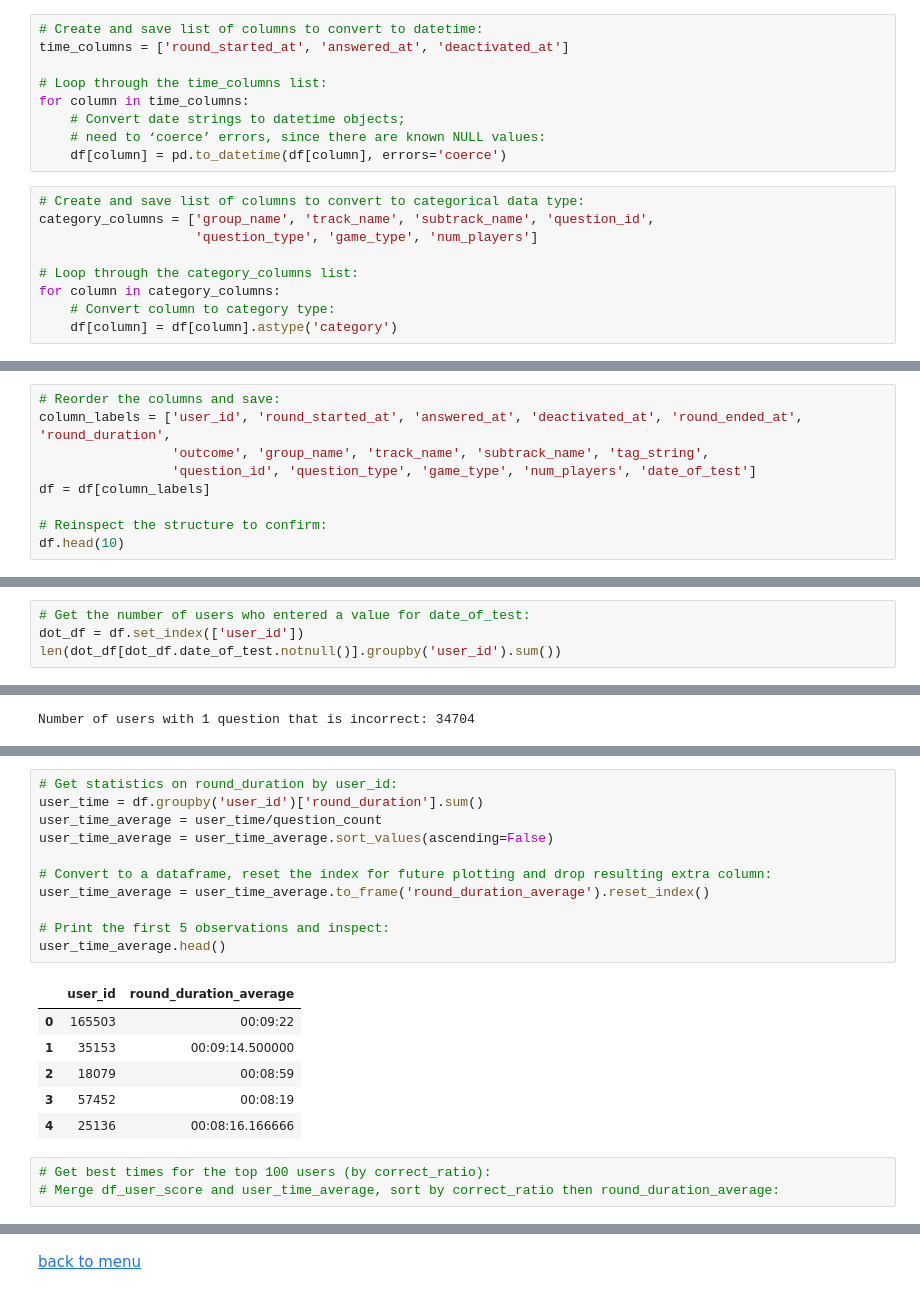
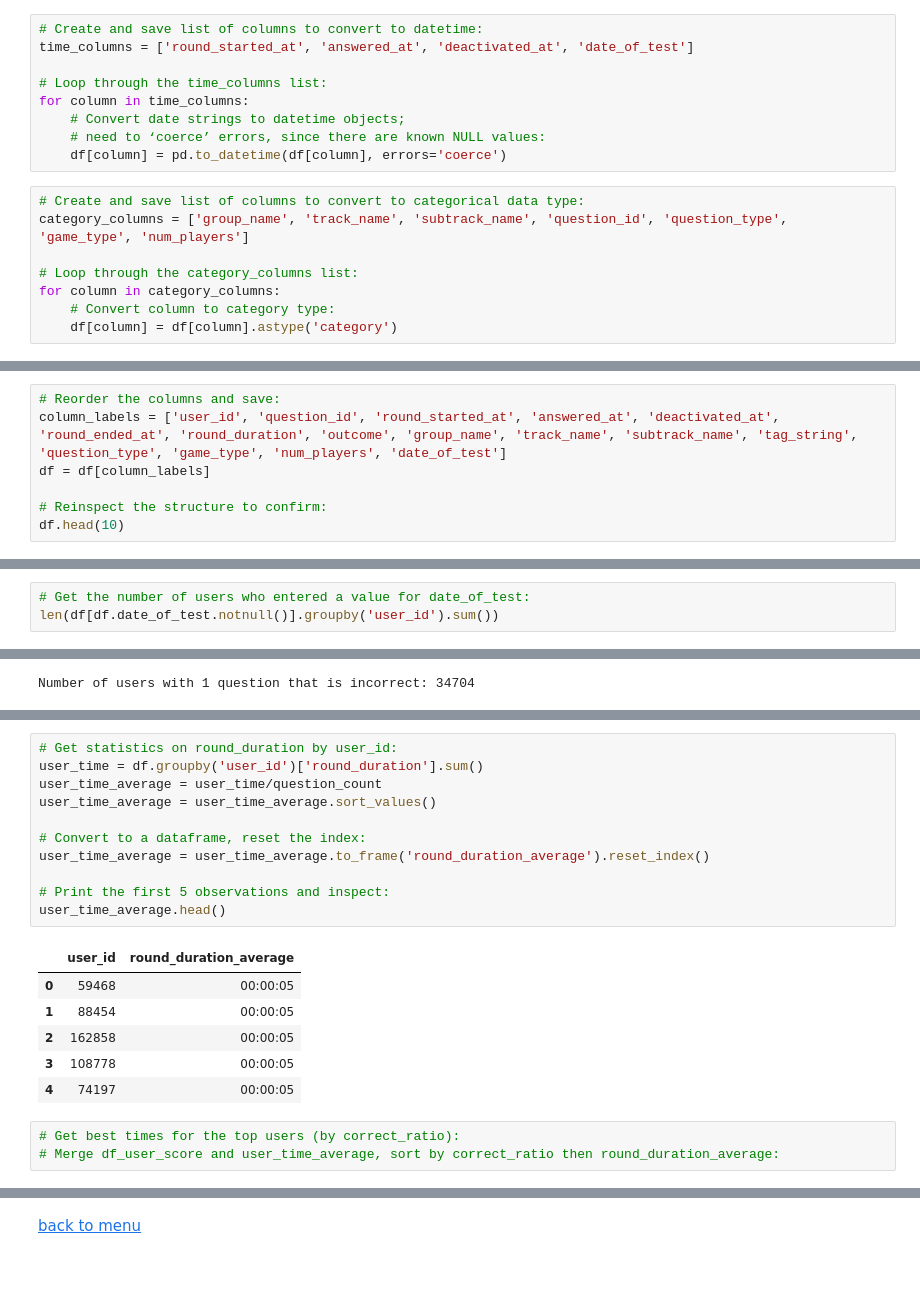
Before and after one commit to oserttas-math/predicting_assessment_mastery, a Jupyter notebook: notebooks/initial_data_exploration.ipynb, the cells around one changed output, grey strips where cells are left out. Saved outputs shown, nothing was run; the diff lists cells and outputs as text.

```diff
--- a/notebooks/initial_data_exploration.ipynb
+++ b/notebooks/initial_data_exploration.ipynb
@@ -154,7 +154,7 @@ Variables can be eliminated. Rows could be indexed and columns could be ordered
 Some columns, such as those not included in the test dataset, can be removed. Once the `outcome` column is eliminated, the `correct` column could be renamed to 'outcome', as it is more semantic. New columns, `round_ended_at` and `round_duration`, should be created with the appropriate manipulation or calculation. First, all relevant columns need to be converted to datetime or category.
 # %%
 # Create and save list of columns to convert to datetime:
-time_columns = ['round_started_at', 'answered_at', 'deactivated_at']
+time_columns = ['round_started_at', 'answered_at', 'deactivated_at', 'date_of_test']
 
 # Loop through the time_columns list:
 for column in time_columns:
@@ -163,8 +163,7 @@ for column in time_columns:
     df[column] = pd.to_datetime(df[column], errors='coerce')
 # %%
 # Create and save list of columns to convert to categorical data type:
-category_columns = ['group_name', 'track_name', 'subtrack_name', 'question_id',
-                    'question_type', 'game_type', 'num_players']
+category_columns = ['group_name', 'track_name', 'subtrack_name', 'question_id', 'question_type', 'game_type', 'num_players']
 
 # Loop through the category_columns list:
 for column in category_columns:
@@ -204,9 +203,7 @@ df.head()
 | 4 | 1 | 85818 | 1773 | 0 | 1 | 5 | 11 | 183 194 207 | ... |
 # %%
 # Reorder the columns and save:
-column_labels = ['user_id', 'round_started_at', 'answered_at', 'deactivated_at', 'round_ended_at', 'round_duration',
-                 'outcome', 'group_name', 'track_name', 'subtrack_name', 'tag_string',
-                 'question_id', 'question_type', 'game_type', 'num_players', 'date_of_test']
+column_labels = ['user_id', 'question_id', 'round_started_at', 'answered_at', 'deactivated_at', 'round_ended_at', 'round_duration', 'outcome', 'group_name', 'track_name', 'subtrack_name', 'tag_string', 'question_type', 'game_type', 'num_players', 'date_of_test']
 df = df[column_labels]
 
 # Reinspect the structure to confirm:
@@ -362,6 +359,5 @@ len(df.user_id.unique())
 179093
 # %%
 # Get the number of users who entered a value for date_of_test:
-dot_df = df.set_index(['user_id'])
-len(dot_df[dot_df.date_of_test.notnull()].groupby('user_id').sum())
+len(df[df.date_of_test.notnull()].groupby('user_id').sum())
 # %% [output]
@@ -1020,22 +1236,22 @@ user_rank.tail(10)
 # %%
 # Get statistics on round_duration by user_id:
 user_time = df.groupby('user_id')['round_duration'].sum()
 user_time_average = user_time/question_count
-user_time_average = user_time_average.sort_values(ascending=False)
+user_time_average = user_time_average.sort_values()
 
-# Convert to a dataframe, reset the index for future plotting and drop resulting extra column:
+# Convert to a dataframe, reset the index:
 user_time_average = user_time_average.to_frame('round_duration_average').reset_index()
 
 # Print the first 5 observations and inspect:
 user_time_average.head()
 # %% [output]
 |  | user_id | round_duration_average |
-| 0 | 165503 | 00:09:22 |
-| 1 | 35153 | 00:09:14.500000 |
-| 2 | 18079 | 00:08:59 |
-| 3 | 57452 | 00:08:19 |
-| 4 | 25136 | 00:08:16.166666 |
+| 0 | 59468 | 00:00:05 |
+| 1 | 88454 | 00:00:05 |
+| 2 | 162858 | 00:00:05 |
+| 3 | 108778 | 00:00:05 |
+| 4 | 74197 | 00:00:05 |
 # %%
-# Get best times for the top 100 users (by correct_ratio):
+# Get best times for the top users (by correct_ratio):
 # Merge df_user_score and user_time_average, sort by correct_ratio then round_duration_average:
 # %%
```
Also changed, not shown: parts of 104 cells of this notebook, 5 other files.
